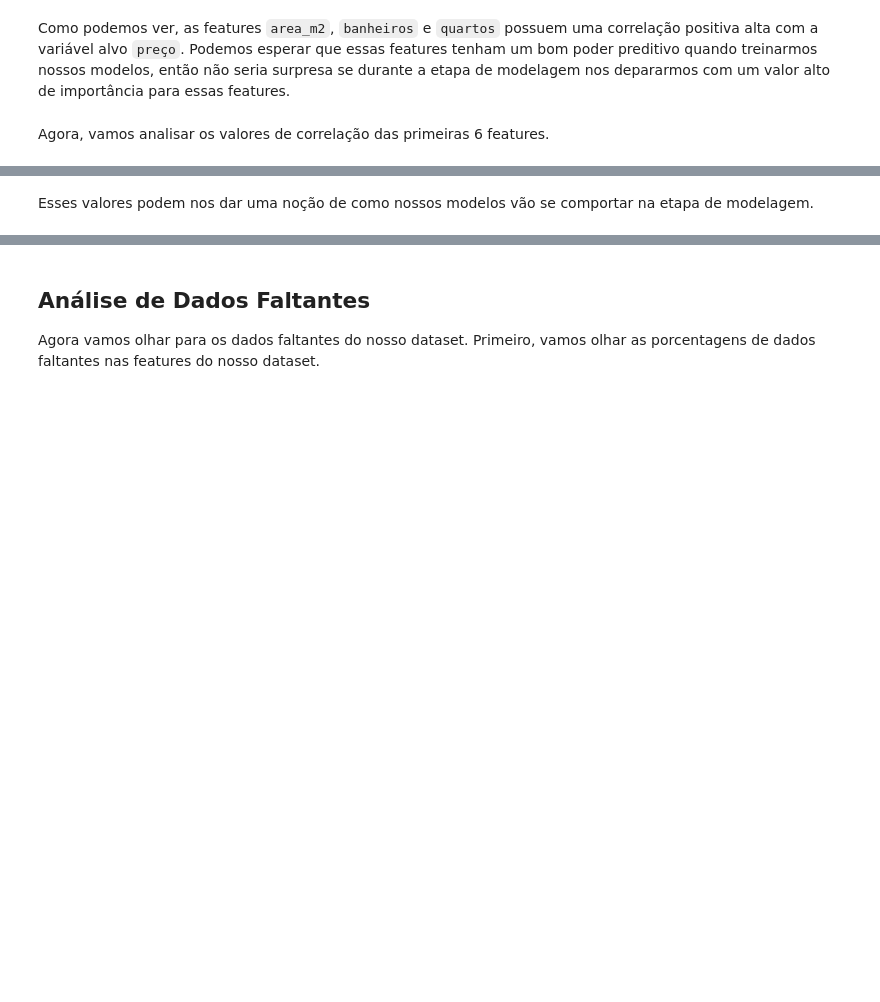
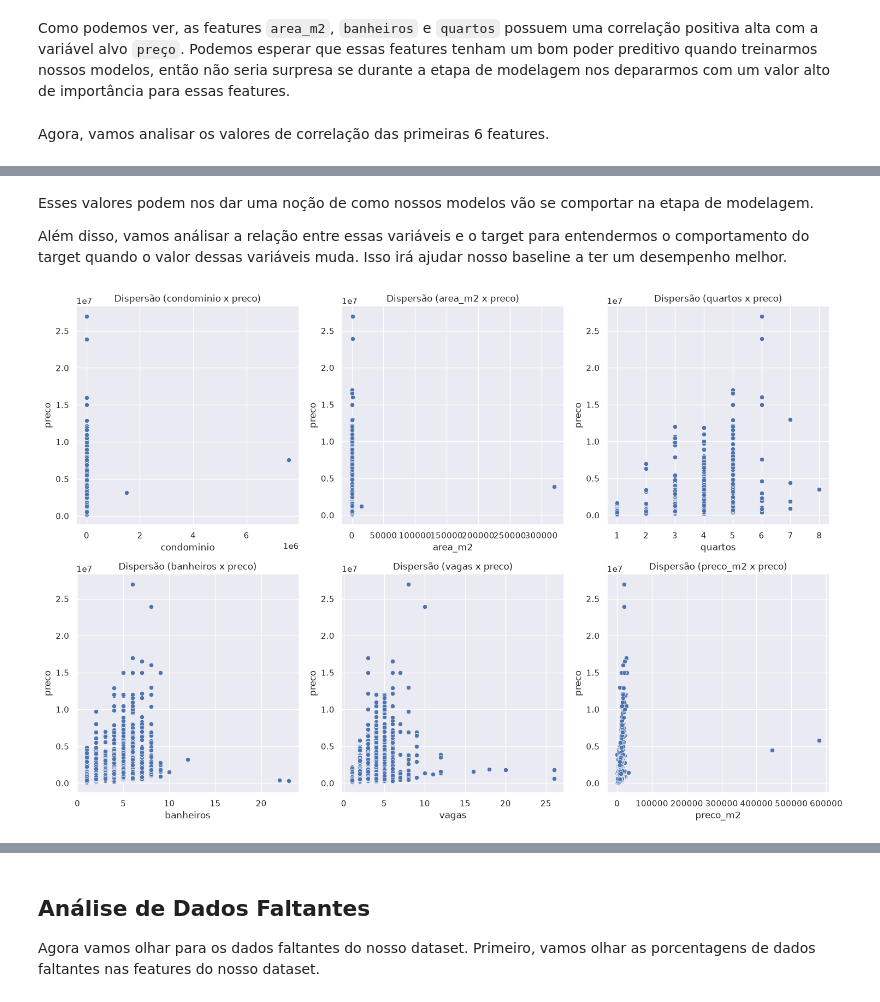
Before and after one commit to gauloish/meu-ape, a Jupyter notebook: notebooks/03_data_exploration.ipynb, the cells around one changed output, grey strips where cells are left out. Drawn from its saved outputs; the diff is of its cells as text; code cells hidden in the pictures; blank space fills up the shorter version.

```diff
--- a/notebooks/03_data_exploration.ipynb
+++ b/notebooks/03_data_exploration.ipynb
@@ -93,2 +95,22 @@ plt.show()
 # %% [markdown]
 Esses valores podem nos dar uma noção de como nossos modelos vão se comportar na etapa de modelagem.
+
+Além disso, vamos análisar a relação entre essas variáveis e o target para entendermos o comportamento do target quando o valor dessas variáveis muda. Isso irá ajudar nosso baseline a ter um desempenho melhor.
+# %%
+numeric_features = df.columns[:6].to_list()
+
+df_copy = df[numeric_features].copy()
+df_copy["preco_m2"] = df_copy["preco"] / df_copy["area_m2"].replace(0, np.nan)
+numeric_features.append("preco_m2")
+
+fig, ax = plt.subplots(2, 3, figsize=(15, 10))
+ax = ax.flatten()
+
+for i, feature in enumerate(numeric_features[1:]):
+    sns.scatterplot(data=df_copy, x=feature, y="preco", ax=ax[i])
+    ax[i].set_title(f"Dispersão ({feature} x preco)")
+
+plt.tight_layout()
+plt.show()
+# %% [output]
+[figure, added]
```
Also changed, not shown: parts of 12 cells of this notebook, 2 other files.
